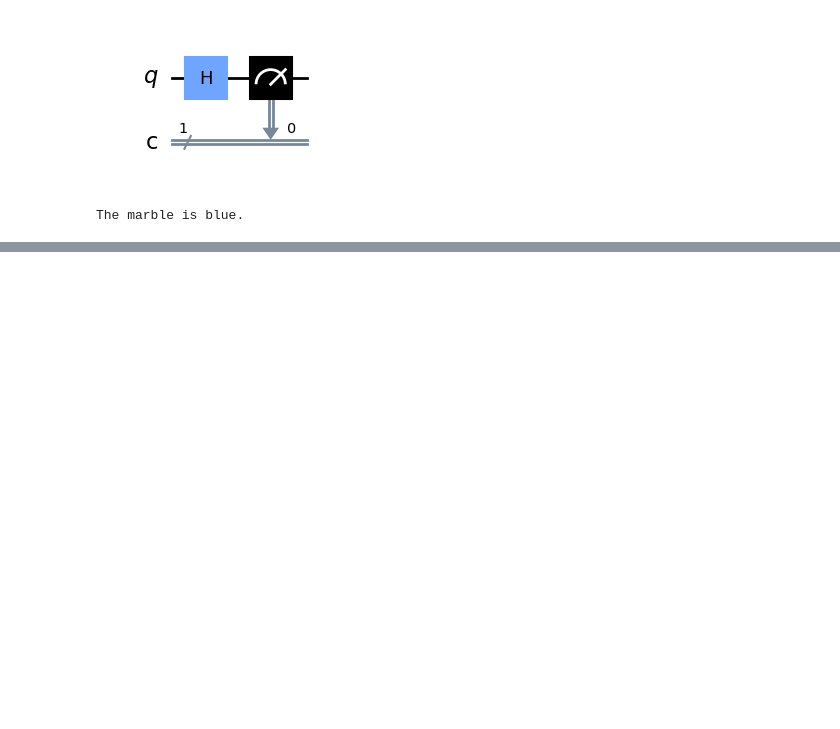
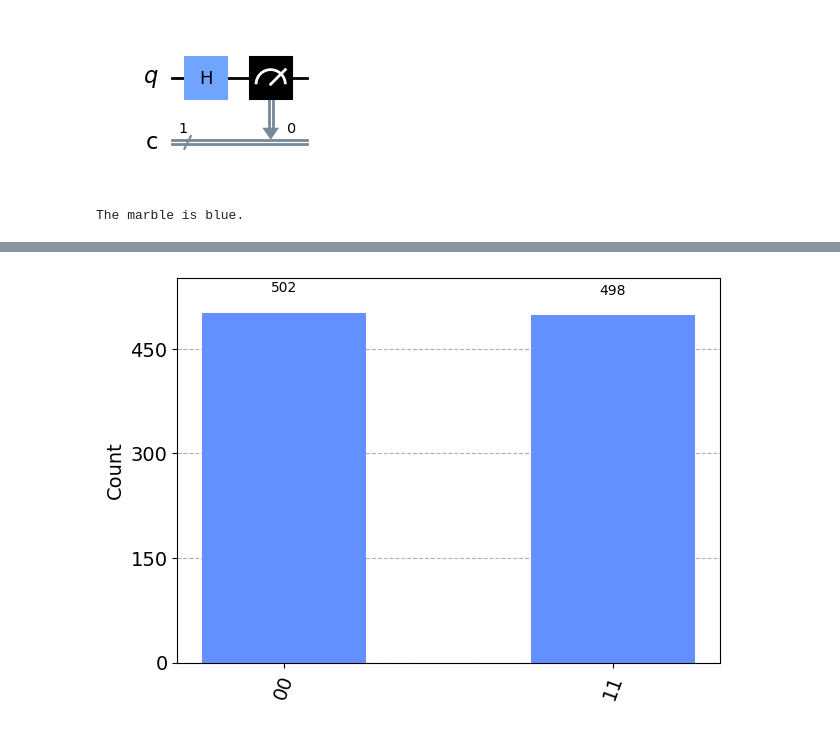
Before and after one commit to dehan-jl/quantum-explorers, a Jupyter notebook: captain/kittens.ipynb, the cells around one changed output, grey strips where cells are left out. Drawn from its saved outputs; the diff is of its cells as text; code cells hidden in the pictures; blank space fills up the shorter version.

```diff
--- a/captain/kittens.ipynb
+++ b/captain/kittens.ipynb
@@ -44,0 +68,5 @@ Thus, in 1000 shots, you get blue 517 times, and red 483 times.
+# %%
+# Examine the statistics and plot histogram
+plot_histogram(counts)
+# %% [output]
+[figure, added]
```
Also changed, not shown: parts of 5 cells of this notebook.
